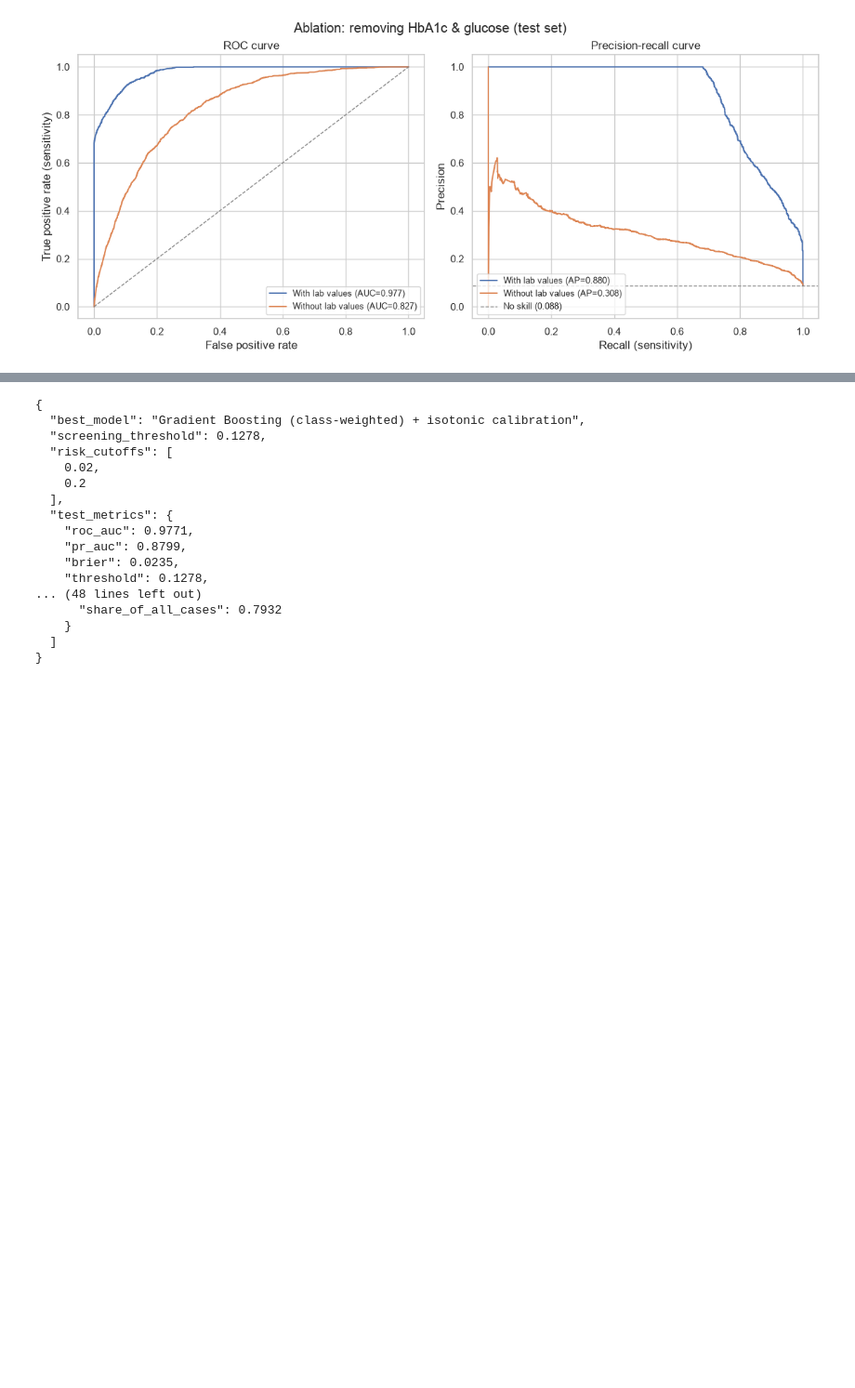
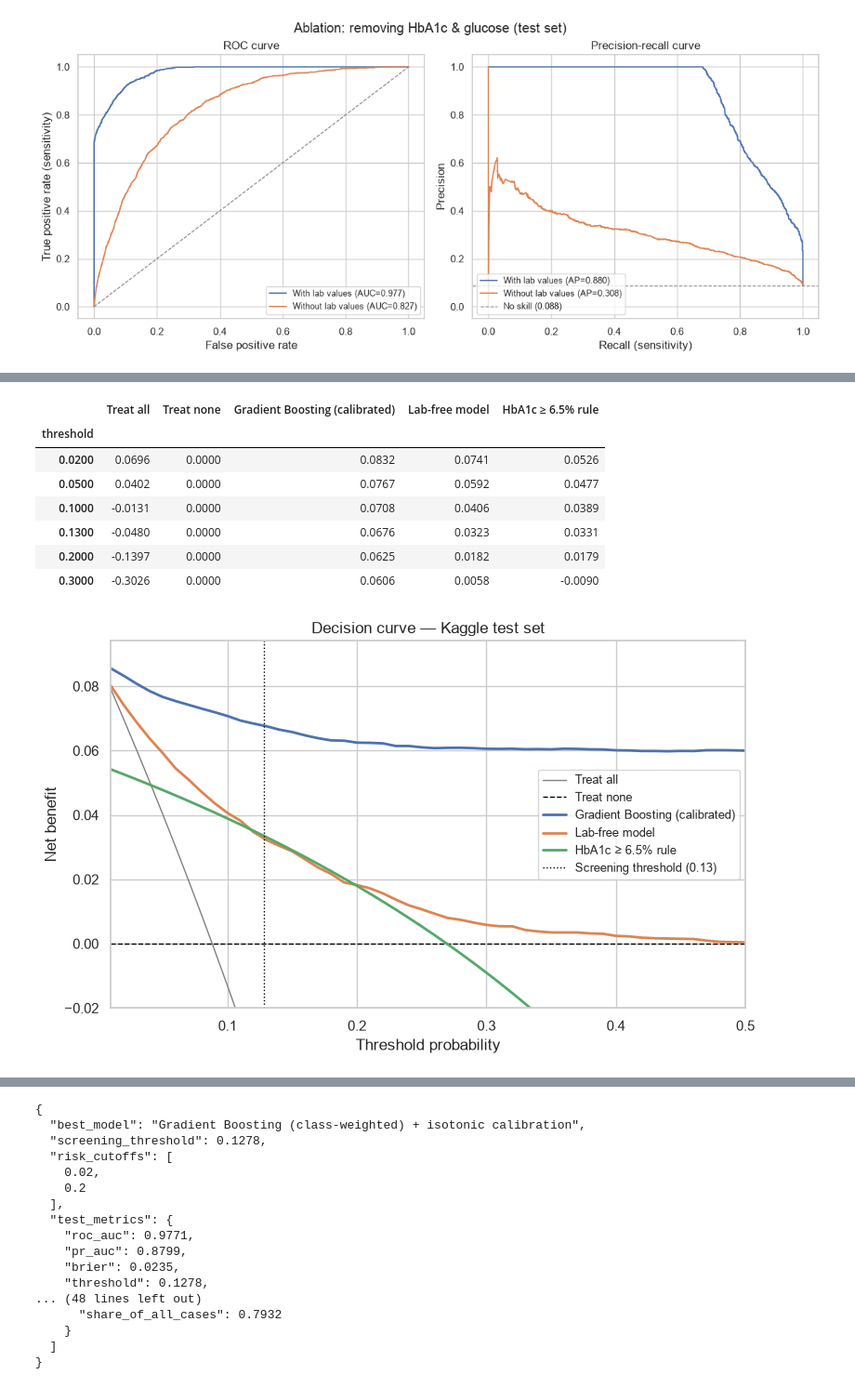
Before and after one commit to Kaempy/diabetes-risk-prediction, a Jupyter notebook: notebooks/03_model_development.ipynb, the cells around one changed output, grey strips where cells are left out. Shown at 93% size. Saved outputs shown, nothing was run; the diff lists cells and outputs as text; code cells hidden in the pictures; blank space fills up the shorter version.

Commit message:
Add decision curve analysis to model development notebook

```diff
--- a/notebooks/03_model_development.ipynb
+++ b/notebooks/03_model_development.ipynb
@@ -264,0 +273,22 @@ Without lab values, discrimination drops substantially but remains well above ch
+# %%
+from src.evaluation import decision_curve, plot_decision_curve
+
+dca_test = decision_curve(y_test, {
+    f"{best_name} (calibrated)": p_test,
+    "Lab-free model": p_test_nolab,
+    "HbA1c ≥ 6.5% rule": (X_test["HbA1c_level"] >= 6.5).to_numpy(),
+})
+fig = plot_decision_curve(dca_test, "Decision curve — Kaggle test set", mark=thr_screen)
+save_fig(fig, FIGURES_DIR / "test_decision_curve.png")
+dca_test.to_csv(REPORTS_DIR / "decision_curve_test.csv")
+dca_test.loc[[0.02, 0.05, 0.10, 0.13, 0.20, 0.30]].round(4)
+# %% [output]
+|  | Treat all | Treat none | Gradient Boosting (calibrated) | Lab-free model | HbA1c ≥ 6.5% rule |
+| threshold |  |  |  |  |  |
+| 0.0200 | 0.0696 | 0.0000 | 0.0832 | 0.0741 | 0.0526 |
+| 0.0500 | 0.0402 | 0.0000 | 0.0767 | 0.0592 | 0.0477 |
+| 0.1000 | -0.0131 | 0.0000 | 0.0708 | 0.0406 | 0.0389 |
+| 0.1300 | -0.0480 | 0.0000 | 0.0676 | 0.0323 | 0.0331 |
+| 0.2000 | -0.1397 | 0.0000 | 0.0625 | 0.0182 | 0.0179 |
+| 0.3000 | -0.3026 | 0.0000 | 0.0606 | 0.0058 | -0.0090 |
+[figure, added]
```
Also changed, not shown: parts of 3 cells of this notebook, 8 other files.
